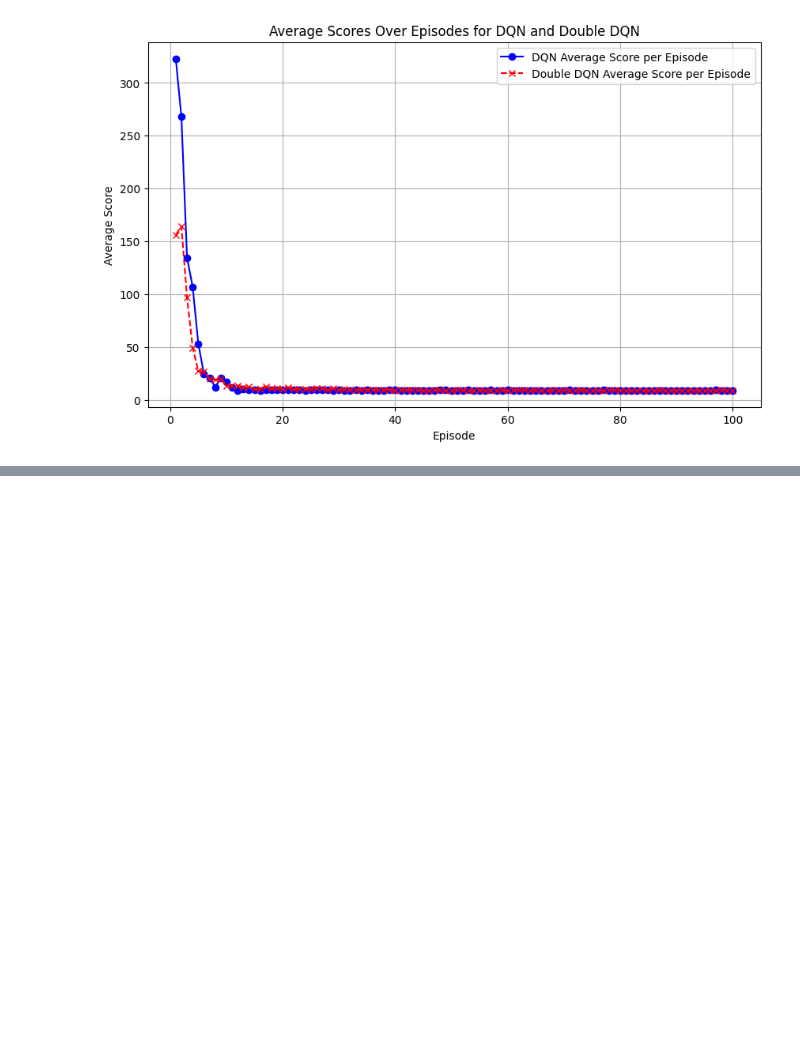
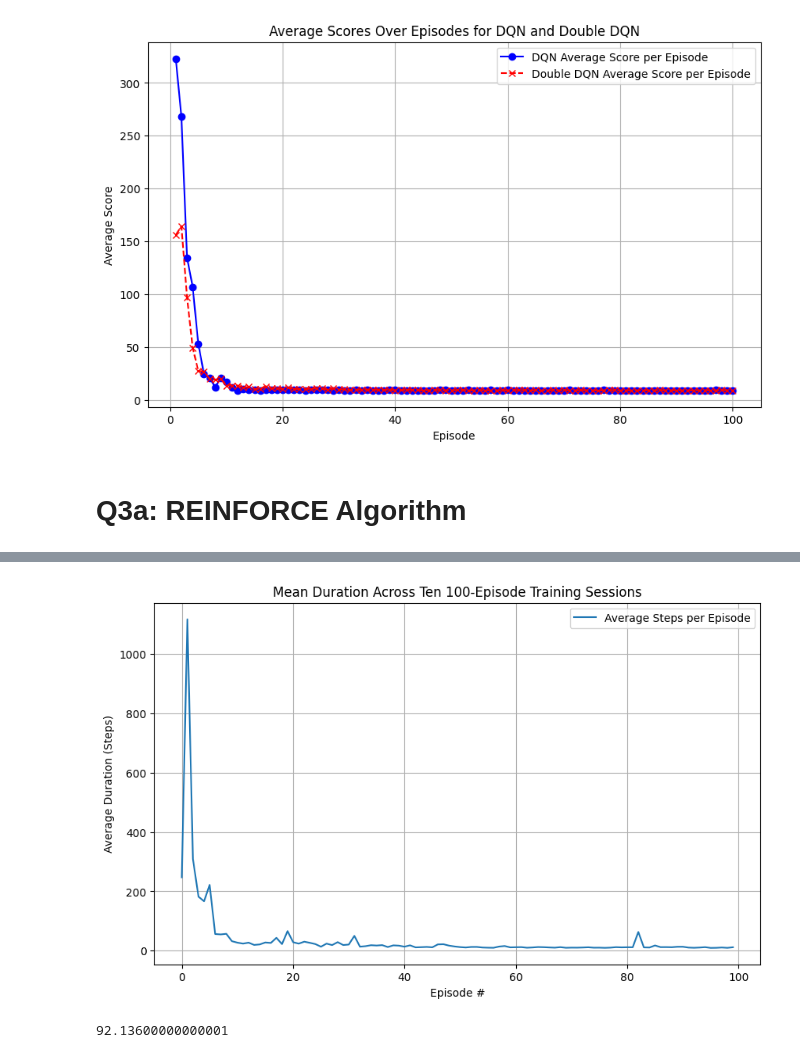
Before and after one commit to ayang903/DQN, a Jupyter notebook: ps2.ipynb, the cells around one changed output, grey strips where cells are left out. Drawn from its saved outputs; the diff is of its cells as text; code cells hidden in the pictures; blank space fills up the shorter version.

```diff
--- a/ps2.ipynb
+++ b/ps2.ipynb
@@ -239,3 +695,5 @@ plt.grid(True)
 plt.show()
 # %% [output]
 [figure]
+# %% [markdown]
+# Q3a: REINFORCE Algorithm
@@ -241,0 +726,71 @@ plt.show()
+# %%
+def update_policy(rewards, log_probs, optimizer):
+    R = 0
+    policy_loss = []
+    returns = []
+    for r in rewards[::-1]:
+        R = r + gamma * R
+        returns.insert(0, R)
+    returns = torch.tensor(returns)
+    returns = (returns - returns.mean()) / (returns.std() + 1e-9)  # Normalize returns
+    for log_prob, R in zip(log_probs, returns):
+        policy_loss.append(-log_prob * R)
+    optimizer.zero_grad()
+    policy_loss = torch.cat(policy_loss).sum()
+    policy_loss.backward()
+    optimizer.step()
+
+
+gamma = 0.9
+# %%
+num_runs = 10
+num_episodes = 100
+
+# Initialize an array to store the number of steps for all runs
+steps_per_episode = np.zeros((num_runs, num_episodes))
+
+for run in range(num_runs):
+    env = gym.make('gym_examples/GridWorld-v0', size=4)
+    policy = Policy()  # Reinitialize your policy
+    optimizer = optim.Adam(policy.parameters(), lr=0.03)
+
+    for episode in range(num_episodes):
+        state = env.reset()[0]['agent']
+        done = False
+
+        log_probs = []
+        rewards = []
+        steps = 0  # Initialize step counter for this episode
+
+        while not done:
+            state = torch.tensor(state, dtype=torch.float32).reshape(1, -1)
+            probs = policy(state)
+            action = torch.multinomial(probs, 1).item()
+            log_prob = torch.log(probs[:, action])
+
+            next_state, reward, done, _, _ = env.step(action)
+            next_state = next_state['agent']
+
+            rewards.append(reward)
+            log_probs.append(log_prob)
+            state = next_state
+            steps += 1  # Increment step count
+
+        steps_per_episode[run, episode] = steps  # Store the number of steps for this episode
+        update_policy(rewards, log_probs, optimizer)  # Update the policy
+
+    print(f"Run {run+1}/{num_runs} completed.")
+
+# Calculate the average number of steps across all runs for each episode
+average_steps = np.mean(steps_per_episode, axis=0)
+
+# Plotting the learning curve for steps
+plt.figure(figsize=(10, 6))
+plt.plot(average_steps, label='Average Steps per Episode')
+plt.title("Mean Duration Across Ten 100-Episode Training Sessions")
+plt.xlabel("Episode #")
+plt.ylabel("Average Duration (Steps)")
+plt.legend()
+plt.grid(True)
+plt.show()
+# %% [output]
@@ -241,0 +807,5 @@ plt.show()
+[figure, added]
+# %%
+np.mean(average_steps[:25])
+# %% [output]
+92.13600000000001
```
Also changed, not shown: parts of 35 cells of this notebook, 3 other files.
